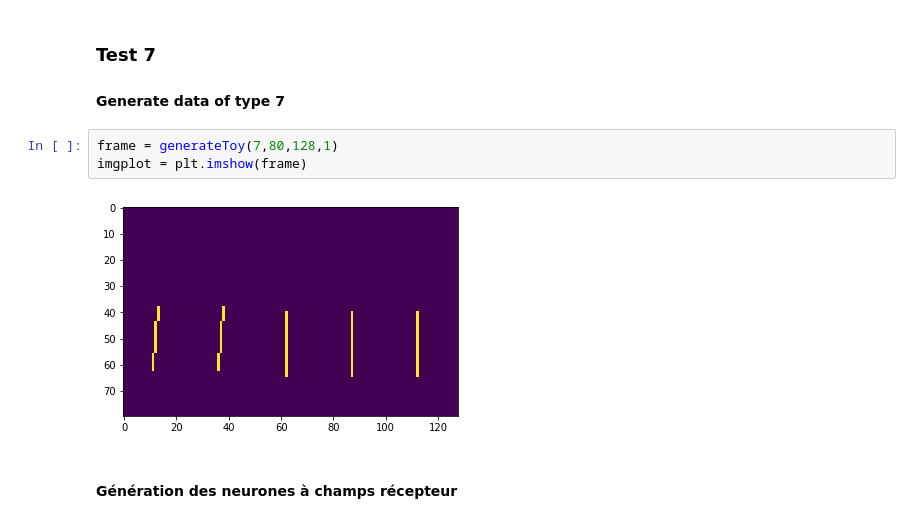
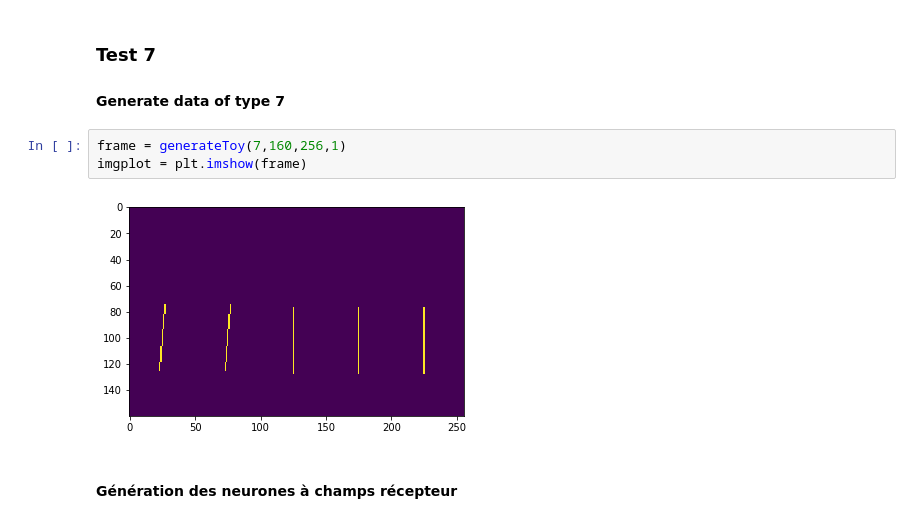
Before and after one commit to oliviermanette/VideoObjectDetection, a Jupyter notebook: Video Object Detection.ipynb, the cells around one changed output. Saved outputs shown, nothing was run; the diff lists cells and outputs as text.

```diff
--- a/Video Object Detection.ipynb
+++ b/Video Object Detection.ipynb
@@ -1423,10 +1525,10 @@ titi.groupby('groupID').agg(['mean', 'count'])[resultGroup>10]
 ### Test 7
 #### Generate data of type 7
 # %%
-frame = generateToy(7,80,128,1)
+frame = generateToy(7,160,256,1)
 imgplot = plt.imshow(frame)
 # %% [output]
-[figure, old version]
+[figure, new version]
 # %% [markdown]
 #### Génération des neurones à champs récepteur
 # %%
```
Also changed, not shown: parts of 32 cells of this notebook, 1 other file.
